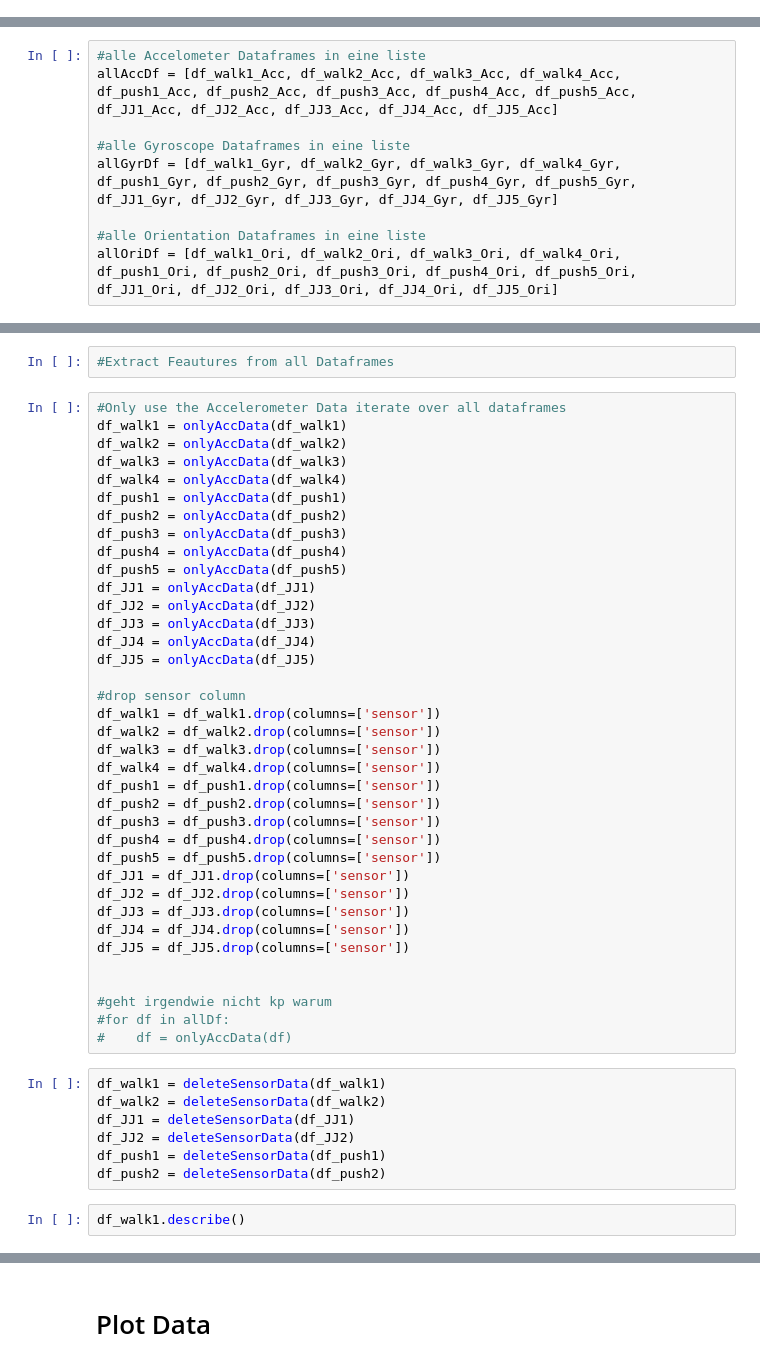
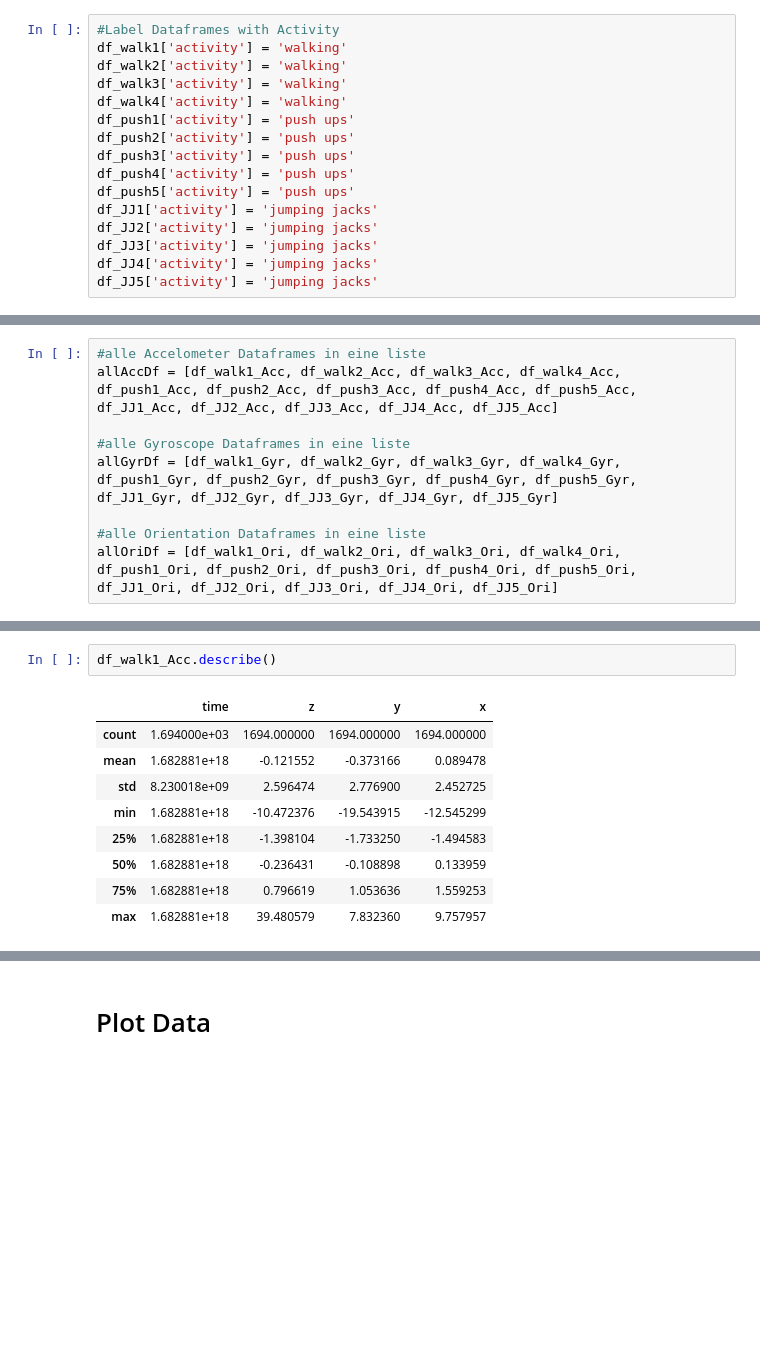
Before and after one commit to Wipfla/ML4B_App, a Jupyter notebook: ML_Marvin.ipynb, the cells around one changed output, grey strips where cells are left out. Cells and saved outputs as stored; diff of their text form; blank space fills up the shorter version.

```diff
--- a/ML_Marvin.ipynb
+++ b/ML_Marvin.ipynb
@@ -169,3 +182,19 @@ allDf = [df_walk1, df_walk2, df_walk3, df_walk4, df_push1, df_push2, df_push3, d
+# %%
+#Label Dataframes with Activity
+df_walk1['activity'] = 'walking'
+df_walk2['activity'] = 'walking'
+df_walk3['activity'] = 'walking'
+df_walk4['activity'] = 'walking'
+df_push1['activity'] = 'push ups'
+df_push2['activity'] = 'push ups'
+df_push3['activity'] = 'push ups'
+df_push4['activity'] = 'push ups'
+df_push5['activity'] = 'push ups'
+df_JJ1['activity'] = 'jumping jacks'
+df_JJ2['activity'] = 'jumping jacks'
+df_JJ3['activity'] = 'jumping jacks'
+df_JJ4['activity'] = 'jumping jacks'
+df_JJ5['activity'] = 'jumping jacks'
 # %%
 #iterieren über alldf mit der funktioin cleandatajson
 for df in allDf:
@@ -221,48 +304,12 @@ for df in allOriDf:
-# %%
-#Extract Feautures from all Dataframes
-# %%
-#Only use the Accelerometer Data iterate over all dataframes
-df_walk1 = onlyAccData(df_walk1)
-df_walk2 = onlyAccData(df_walk2)
-df_walk3 = onlyAccData(df_walk3)
-df_walk4 = onlyAccData(df_walk4)
-df_push1 = onlyAccData(df_push1)
-df_push2 = onlyAccData(df_push2)
-df_push3 = onlyAccData(df_push3)
-df_push4 = onlyAccData(df_push4)
-df_push5 = onlyAccData(df_push5)
-df_JJ1 = onlyAccData(df_JJ1)
-df_JJ2 = onlyAccData(df_JJ2)
-df_JJ3 = onlyAccData(df_JJ3)
-df_JJ4 = onlyAccData(df_JJ4)
-df_JJ5 = onlyAccData(df_JJ5)
-
-#drop sensor column
-df_walk1 = df_walk1.drop(columns=['sensor'])
-df_walk2 = df_walk2.drop(columns=['sensor'])
-df_walk3 = df_walk3.drop(columns=['sensor'])
-df_walk4 = df_walk4.drop(columns=['sensor'])
-df_push1 = df_push1.drop(columns=['sensor'])
-df_push2 = df_push2.drop(columns=['sensor'])
-df_push3 = df_push3.drop(columns=['sensor'])
-df_push4 = df_push4.drop(columns=['sensor'])
-df_push5 = df_push5.drop(columns=['sensor'])
-df_JJ1 = df_JJ1.drop(columns=['sensor'])
-df_JJ2 = df_JJ2.drop(columns=['sensor'])
-df_JJ3 = df_JJ3.drop(columns=['sensor'])
-df_JJ4 = df_JJ4.drop(columns=['sensor'])
-df_JJ5 = df_JJ5.drop(columns=['sensor'])
-
-
-#geht irgendwie nicht kp warum
-#for df in allDf:
-#    df = onlyAccData(df)
-# %%
-df_walk1 = deleteSensorData(df_walk1)
-df_walk2 = deleteSensorData(df_walk2)
-df_JJ1 = deleteSensorData(df_JJ1)
-df_JJ2 = deleteSensorData(df_JJ2)
-df_push1 = deleteSensorData(df_push1)
-df_push2 = deleteSensorData(df_push2)
 # %%
-df_walk1.describe()
+df_walk1_Acc.describe()
+# %% [output]
+|  | time | z | y | x |
+| count | 1.694000e+03 | 1694.000000 | 1694.000000 | 1694.000000 |
+| mean | 1.682881e+18 | -0.121552 | -0.373166 | 0.089478 |
+| std | 8.230018e+09 | 2.596474 | 2.776900 | 2.452725 |
+| min | 1.682881e+18 | -10.472376 | -19.543915 | -12.545299 |
+| 25% | 1.682881e+18 | -1.398104 | -1.733250 | -1.494583 |
+| 50% | 1.682881e+18 | -0.236431 | -0.108898 | 0.133959 |
+| 75% | 1.682881e+18 | 0.796619 | 1.053636 | 1.559253 |
+| max | 1.682881e+18 | 39.480579 | 7.832360 | 9.757957 |
```
Also changed, not shown: parts of 26 cells of this notebook.
